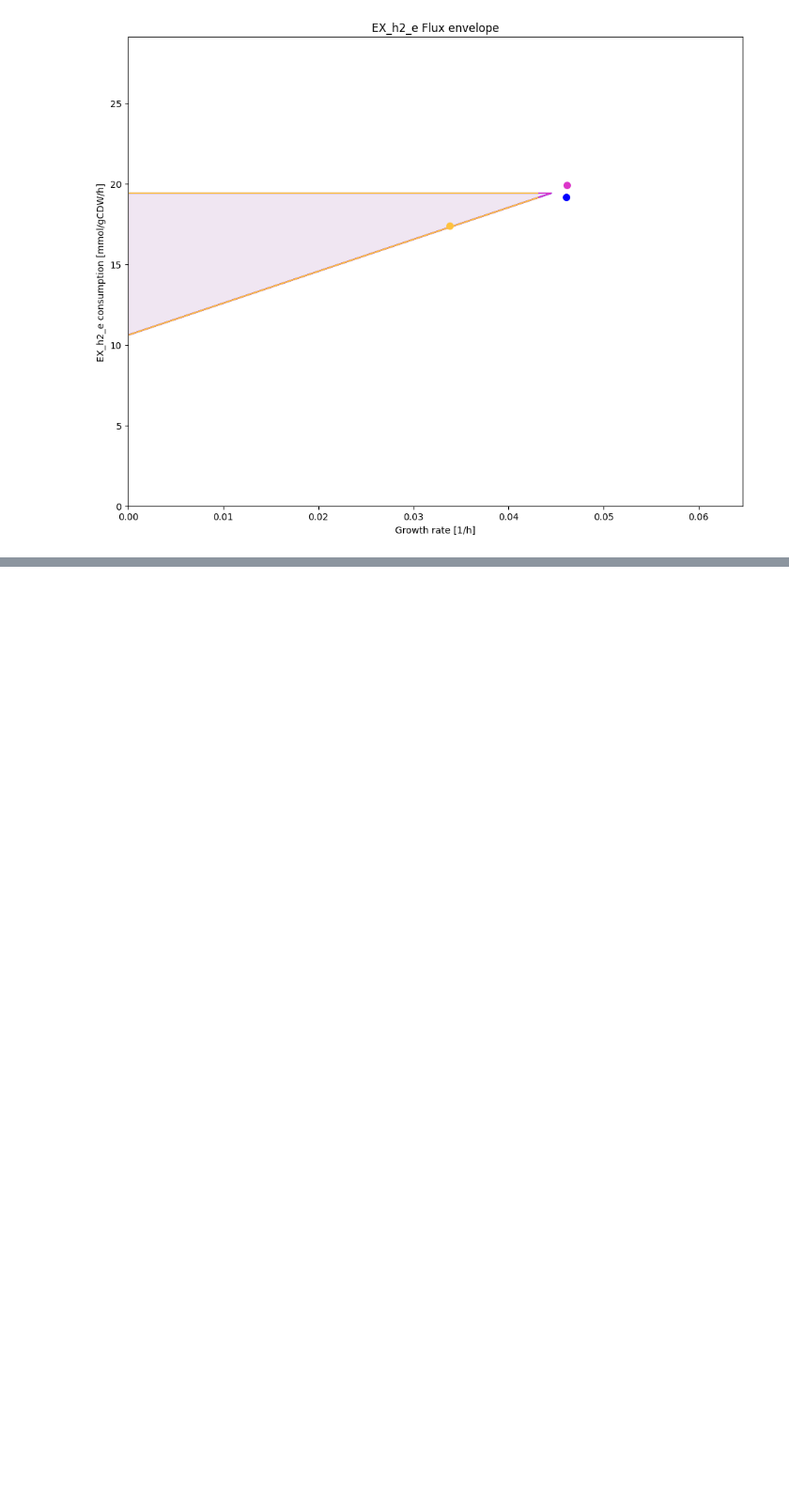
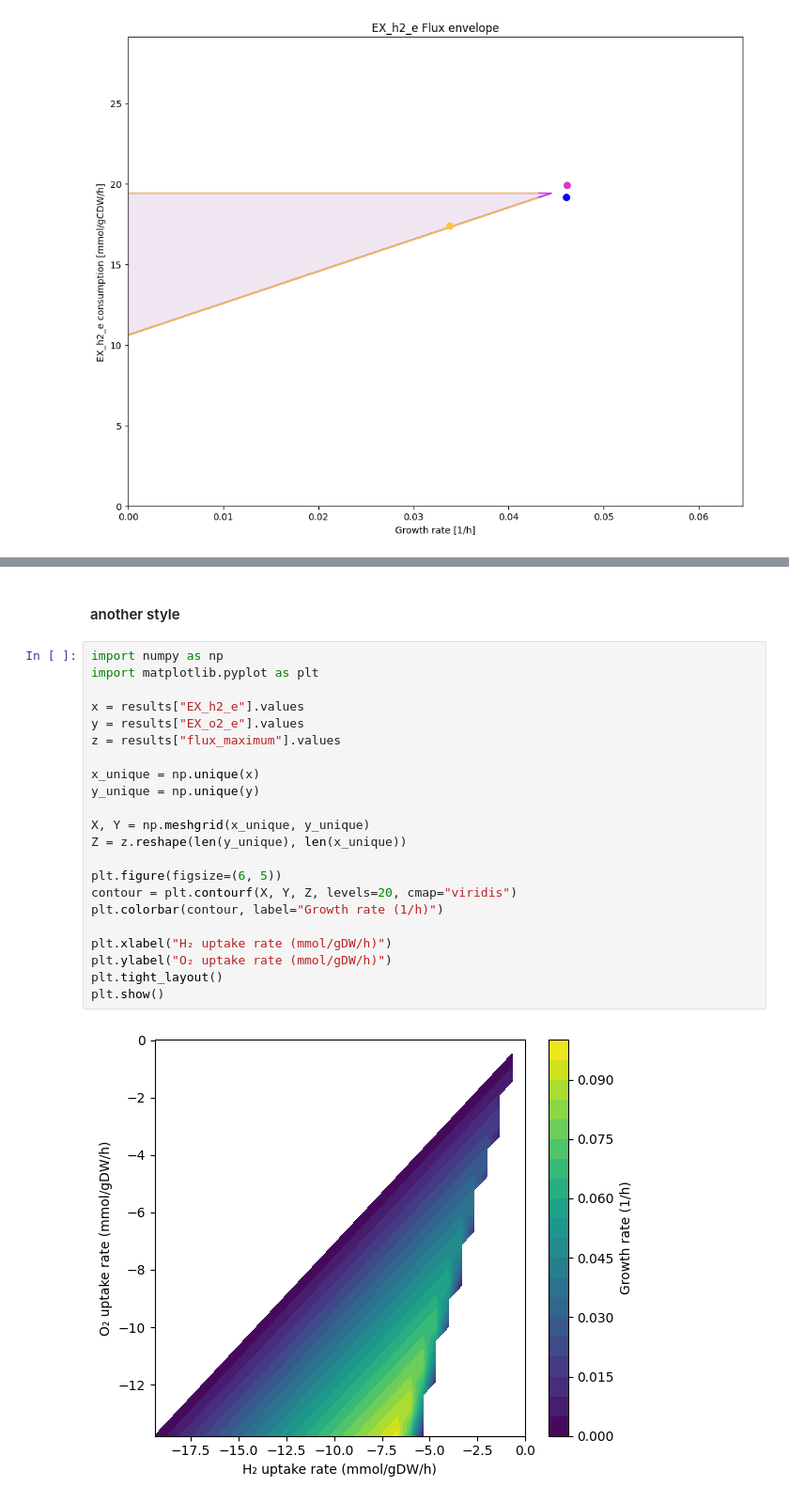
Before and after one commit to AzizBenA/iABA974_SoF1_GEM, a Jupyter notebook: Scripts/Model_manipulation.ipynb, the cells around one changed output, grey strips where cells are left out. Shown at 94% size. Drawn from its saved outputs; the diff is of its cells as text; blank space fills up the shorter version.

```diff
--- a/Scripts/Model_manipulation.ipynb
+++ b/Scripts/Model_manipulation.ipynb
@@ -1960,0 +1887,26 @@ Changing GAM to 10.0 mmol_ATP/gCDW
+# %% [markdown]
+#### another style
+# %%
+import numpy as np
+import matplotlib.pyplot as plt
+
+x = results["EX_h2_e"].values
+y = results["EX_o2_e"].values
+z = results["flux_maximum"].values
+
+x_unique = np.unique(x)
+y_unique = np.unique(y)
+
+X, Y = np.meshgrid(x_unique, y_unique)
+Z = z.reshape(len(y_unique), len(x_unique))
+
+plt.figure(figsize=(6, 5))
+contour = plt.contourf(X, Y, Z, levels=20, cmap="viridis")
+plt.colorbar(contour, label="Growth rate (1/h)")
+
+plt.xlabel("H₂ uptake rate (mmol/gDW/h)")
+plt.ylabel("O₂ uptake rate (mmol/gDW/h)")
+plt.tight_layout()
+plt.show()
+# %% [output]
+[figure, added]
```
Also changed, not shown: parts of 24 cells of this notebook, 10 other files.
